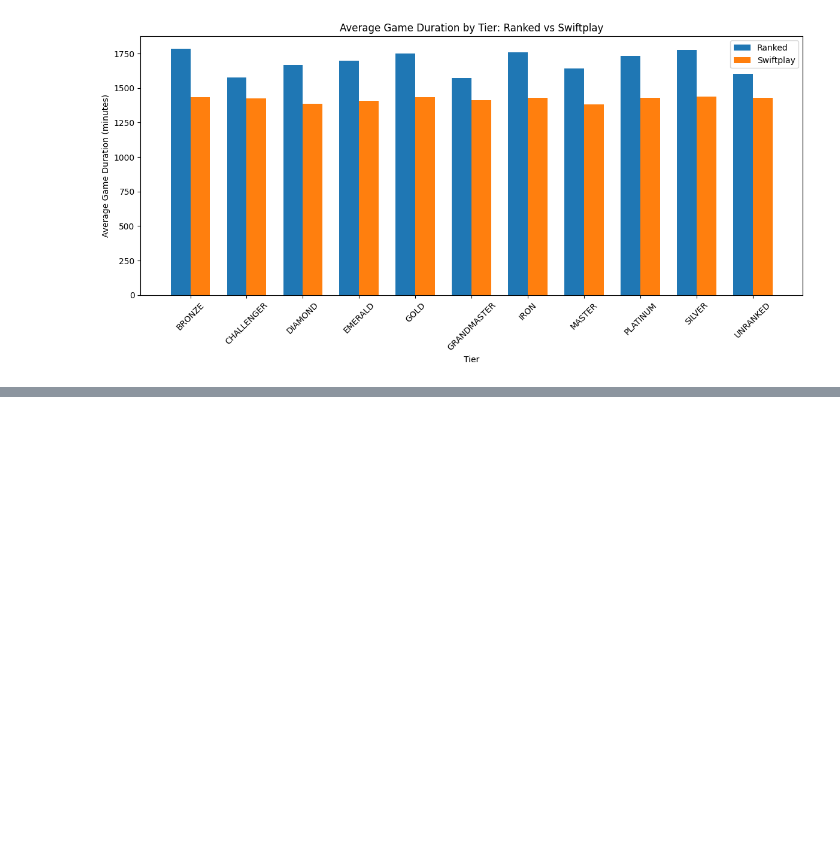
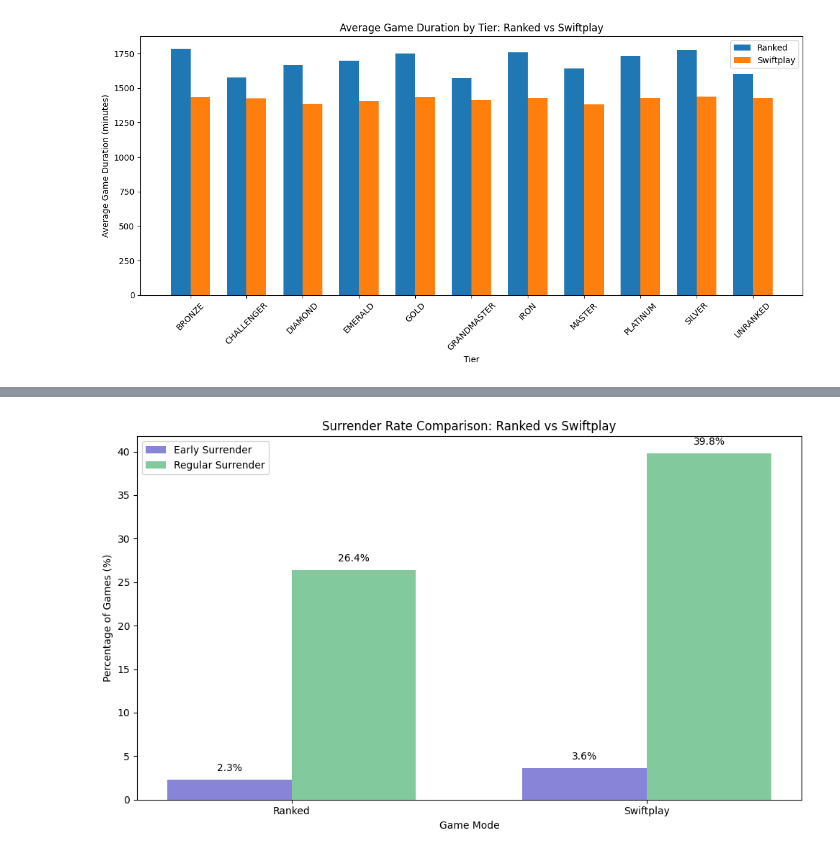
Before and after one commit to mdcUM/swiftplay-analysis, a Jupyter notebook: speed_and_duration_analysis.ipynb, the cells around one changed output, grey strips where cells are left out. Saved outputs shown, nothing was run; the diff lists cells and outputs as text; code cells hidden in the pictures; blank space fills up the shorter version.

Commit message:
surrender rate between ranked and swiftplay

```diff
--- a/speed_analysis.ipynb
+++ b/speed_and_duration_analysis.ipynb
@@ -41,3 +38,79 @@ plt.tight_layout()
 plt.show()
 # %% [output]
 [figure]
+# %%
+def get_surrender_percentage(groupby_obj):
+    # count the occurrences of each boolean value
+    counts = groupby_obj.size()
+
+    # if true isn't in the index, that means there are no surrenders
+    if True not in counts.index:
+        return 0
+
+    # calculate percentage of true values
+    total = counts.sum()
+    true_count = counts.get(True, 0)
+    percentage = (true_count / total) * 100
+
+    return percentage
+
+# In all games, the percentage of gameEnded InEarlySurrender, and gameEndedInSurrender
+# compare rate of games ended in early surrender and games ended in surrender in ranked with
+# games ended in early surrender and games ended in surrender in swiftplay
+
+swiftplay_early_surrender = swift_match_data.groupby("gameEndedInEarlySurrender")
+swiftplay_surrender = swift_match_data.groupby("gameEndedInSurrender")
+ranked_early_surrender = rank_match_data.groupby("gameEndedInEarlySurrender")
+ranked_surrender = rank_match_data.groupby("gameEndedInSurrender")
+
+swiftplay_early_pct = get_surrender_percentage(swiftplay_early_surrender)
+swiftplay_regular_pct = get_surrender_percentage(swiftplay_surrender)
+ranked_early_pct = get_surrender_percentage(ranked_early_surrender)
+ranked_regular_pct = get_surrender_percentage(ranked_surrender)
+
+# print the calculated percentages
+print(f"Ranked - Early Surrender: {ranked_early_pct:.2f}%")
+print(f"Ranked - Regular Surrender: {ranked_regular_pct:.2f}%")
+print(f"Swiftplay - Early Surrender: {swiftplay_early_pct:.2f}%")
+print(f"Swiftplay - Regular Surrender: {swiftplay_regular_pct:.2f}%")
+
+# create a df for plotting
+data = {
+    'Game Mode': ['Ranked', 'Ranked', 'Swiftplay', 'Swiftplay'],
+    'Surrender Type': ['Early Surrender', 'Regular Surrender', 'Early Surrender', 'Regular Surrender'],
+    'Percentage': [ranked_early_pct, ranked_regular_pct, swiftplay_early_pct, swiftplay_regular_pct]
+}
+plot_df = pd.DataFrame(data)
+
+# create grouped bar chart
+plt.figure(figsize=(10, 6))
+
+# prepare data for grouped bar chart
+x = np.array([0, 1])  # positions for ranked and swiftplay
+width = 0.35
+
+# create bars
+plt.bar(x - width/2, [ranked_early_pct, swiftplay_early_pct], width,
+        label='Early Surrender', color='#8884d8')
+plt.bar(x + width/2, [ranked_regular_pct, swiftplay_regular_pct], width,
+        label='Regular Surrender', color='#82ca9d')
+
+# add labels and title
+plt.xlabel('Game Mode')
+plt.ylabel('Percentage of Games (%)')
+plt.title('Surrender Rate Comparison: Ranked vs Swiftplay')
+plt.xticks(x, ['Ranked', 'Swiftplay'])
+plt.legend()
+
+# add percentage values on top of bars
+plt.text(x[0] - width/2, ranked_early_pct + 1, f'{ranked_early_pct:.1f}%', ha='center')
+plt.text(x[0] + width/2, ranked_regular_pct + 1, f'{ranked_regular_pct:.1f}%', ha='center')
+plt.text(x[1] - width/2, swiftplay_early_pct + 1, f'{swiftplay_early_pct:.1f}%', ha='center')
+plt.text(x[1] + width/2, swiftplay_regular_pct + 1, f'{swiftplay_regular_pct:.1f}%', ha='center')
+
+plt.tight_layout()
+# plt.savefig('surrender_comparison.png')
+plt.show()
+
+# out of those who surrender, what rank are they?
+# %% [output]
@@ -44 +121,2 @@ plt.show()
+[figure, added]
 # %%
```
Also changed, not shown: parts of 3 cells of this notebook.
